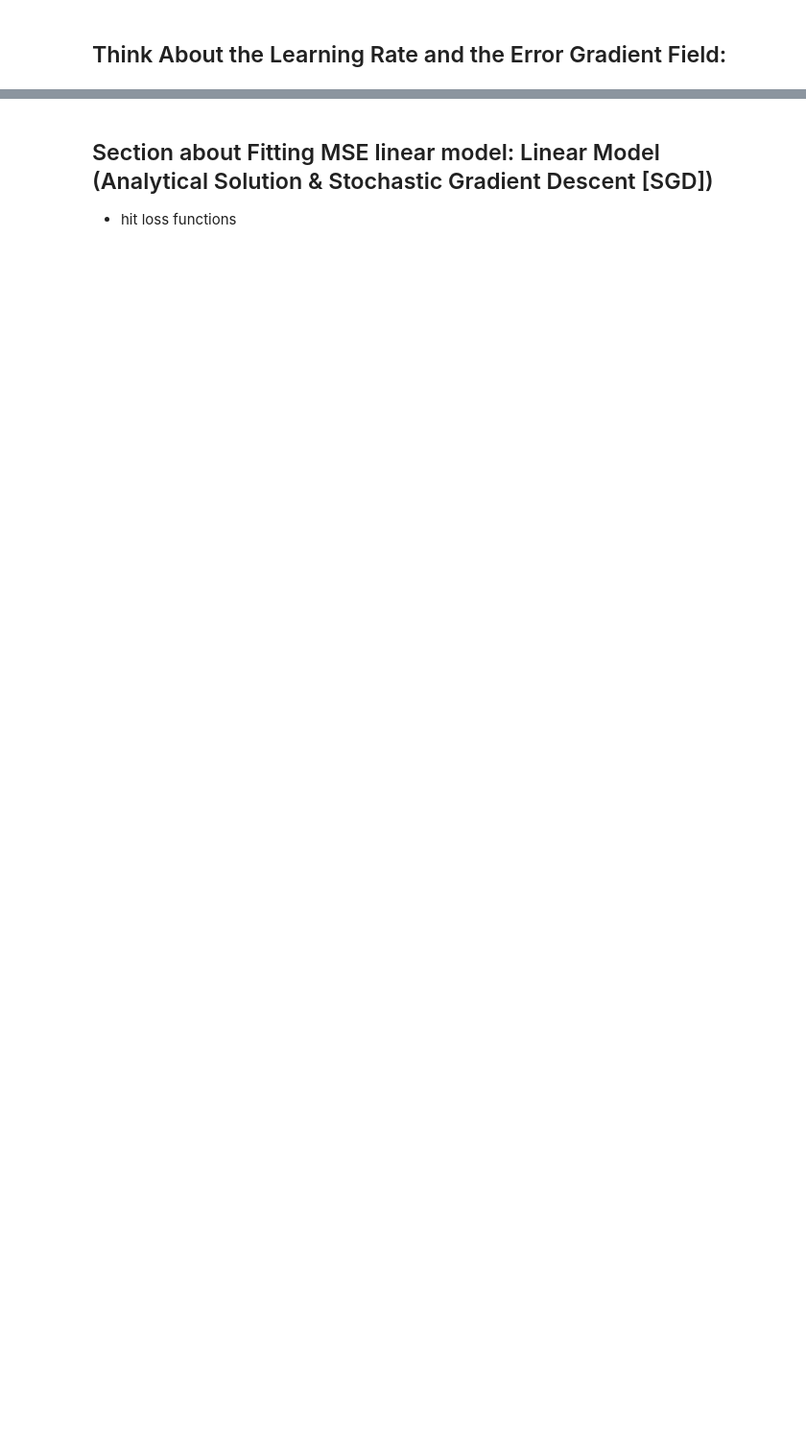
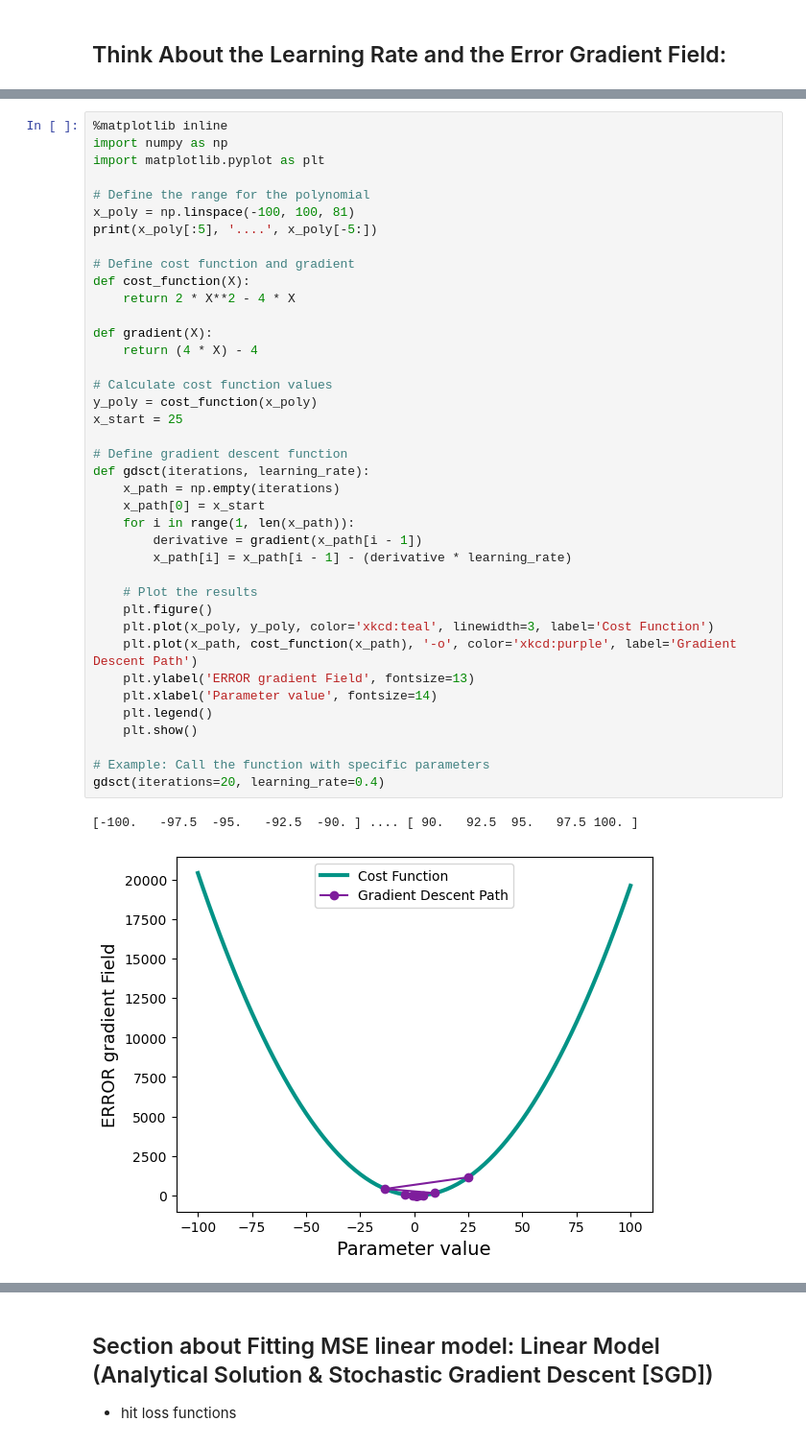
Before and after one commit to NCAR/ML_workshop2023, a Jupyter notebook: tutorials/Day1_simple_regression/Linear_Models.ipynb, the cells around one changed output, grey strips where cells are left out. Shown at 96% size. Saved outputs shown, nothing was run; the diff lists cells and outputs as text; blank space fills up the shorter version.

```diff
--- a/tutorials/Day1_simple_regression/Linear_Models.ipynb
+++ b/tutorials/Day1_simple_regression/Linear_Models.ipynb
@@ -339,3 +339,45 @@ interactive(children=(IntSlider(value=15, description='iterations', max=30, min=
+# %%
+%matplotlib inline
+import numpy as np
+import matplotlib.pyplot as plt
+
+# Define the range for the polynomial
+x_poly = np.linspace(-100, 100, 81)
+print(x_poly[:5], '....', x_poly[-5:])
+
+# Define cost function and gradient
+def cost_function(X):
+    return 2 * X**2 - 4 * X
+
+def gradient(X):
+    return (4 * X) - 4
+
+# Calculate cost function values
+y_poly = cost_function(x_poly)
+x_start = 25
+
+# Define gradient descent function
+def gdsct(iterations, learning_rate):
+    x_path = np.empty(iterations)
+    x_path[0] = x_start
+    for i in range(1, len(x_path)):
+        derivative = gradient(x_path[i - 1])
+        x_path[i] = x_path[i - 1] - (derivative * learning_rate)
+
+    # Plot the results
+    plt.figure()
+    plt.plot(x_poly, y_poly, color='xkcd:teal', linewidth=3, label='Cost Function')
+    plt.plot(x_path, cost_function(x_path), '-o', color='xkcd:purple', label='Gradient Descent Path')
+    plt.ylabel('ERROR gradient Field', fontsize=13)
+    plt.xlabel('Parameter value', fontsize=14)
+    plt.legend()
+    plt.show()
+
+# Example: Call the function with specific parameters
+gdsct(iterations=20, learning_rate=0.4)
+# %% [output]
+[-100.   -97.5  -95.   -92.5  -90. ] .... [ 90.   92.5  95.   97.5 100. ]
+[figure, added]
 # %% [markdown]
 <img src="https://royalsocietypublishing.org/cms/asset/88555317-5290-4cbd-9370-93c2e0f17abe/rsta20180145f03.jpg" width="500">
 - credit:  Big data: the end of the scientific method? Sauro Succi and Peter V. Coveney
```
Also changed, not shown: parts of 2 cells of this notebook.
